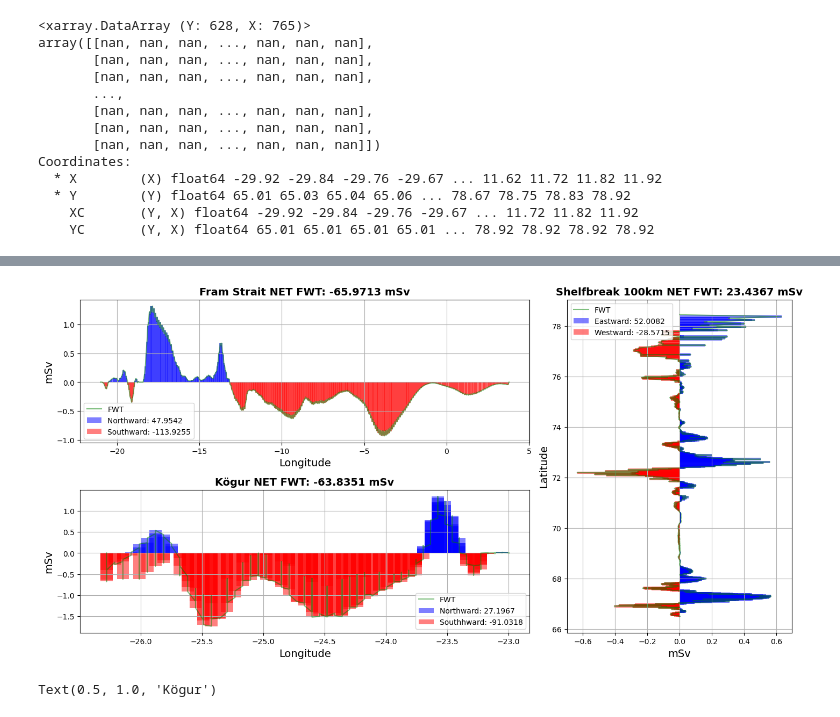
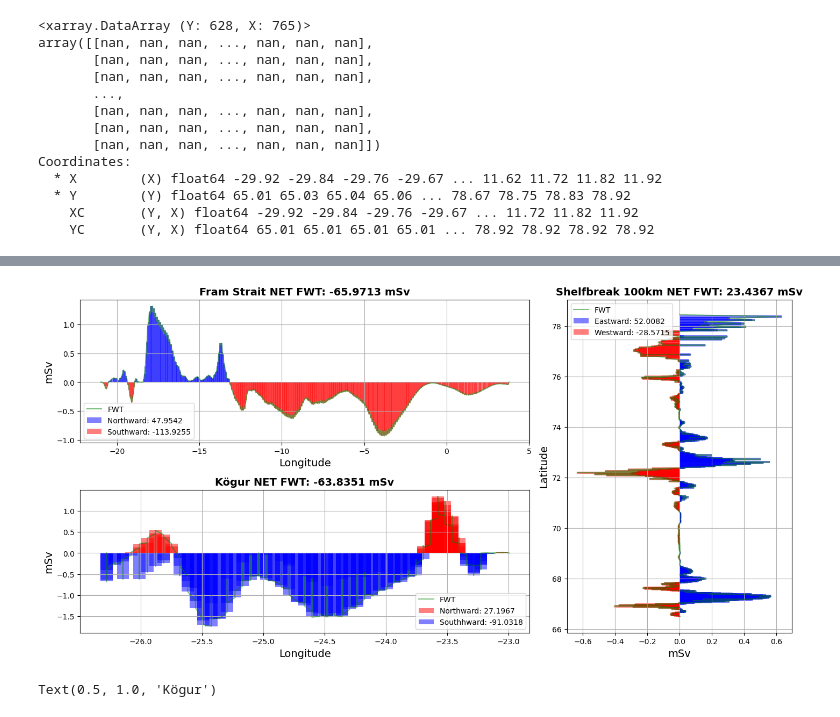
Before and after one commit to EirikKvamme/MScEirik, a Jupyter notebook: FreshWater/FW_budget_full.ipynb, the cells around one changed output, grey strips where cells are left out. Drawn from its saved outputs; the diff is of its cells as text; code cells hidden in the pictures.

```diff
--- a/FreshWater/FW_budget_full.ipynb
+++ b/FreshWater/FW_budget_full.ipynb
@@ -428,36 +430,36 @@ fig, axd = plt.subplot_mosaic([['ul','r'],
 axd['ul'].plot(north.XC,north.sum(dim='Z')*1000,color='g',alpha=0.5,label='FWT')
 axd['ul'].set_title(f'Fram Strait NET FWT: {np.round(north_h_n.sum().values+north_h_p.sum().values,4)} mSv',fontweight='bold',fontsize=14)
 axd['ul'].grid()
 axd['ul'].bar(north.XC, north_h_p, width=0.1, color='blue', alpha=0.5,label=f'Northward: {np.round(north_h_p.sum().values,4)}')
 axd['ul'].bar(north.XC, north_h_n, width=0.1, color='red', alpha=0.5,label=f'Southward: {np.round(north_h_n.sum().values,4)}')
 axd['ul'].set_xlabel('Longitude',fontsize=14)
 axd['ul'].set_ylabel('mSv',fontsize=14)
 axd['ul'].legend()
 
 axd['ll'].plot(kogur.XC,kogur.sum(dim='Z')*1000,color='g',alpha=0.5,label='FWT')
 axd['ll'].set_title(f'Kögur NET FWT: {np.round(kogur.sum(dim="Z").sum(dim="mooring").values*1000,4)} mSv',fontweight='bold',fontsize=14)
 axd['ll'].grid()
-axd['ll'].bar(kogur.XC, kogur_h_p, width=0.1, color='blue', alpha=0.5,label=f'Northward: {np.round(kogur_h_p.sum().values,4)}')
-axd['ll'].bar(kogur.XC, kogur_h_n, width=0.1, color='red', alpha=0.5,label=f'Southhward: {np.round(kogur_h_n.sum().values,4)}')
+axd['ll'].bar(kogur.XC, kogur_h_p, width=0.1, color='red', alpha=0.5,label=f'Northward: {np.round(kogur_h_p.sum().values,4)}')
+axd['ll'].bar(kogur.XC, kogur_h_n, width=0.1, color='blue', alpha=0.5,label=f'Southhward: {np.round(kogur_h_n.sum().values,4)}')
 axd['ll'].set_xlabel('Longitude',fontsize=14)
 axd['ll'].set_ylabel('mSv',fontsize=14)
 axd['ll'].legend()
 
 axd['r'].plot(shelfExtended.sum(dim='Z')*1000, shelfExtended.YC,color='g',alpha=0.5,label='FWT')
 axd['r'].set_title(f'Shelfbreak 100km NET FWT: {np.round(shelfExtended.sum(dim="Z").sum(dim="mooring").values*1000 + shelfExtendedKogur.sum(dim="Z").sum(dim="mooring").values*1000,4)} mSv',fontweight='bold',fontsize=14)
 axd['r'].barh(shelfExtended.YC, shelfExtended_h_p, height=0.1, color='blue', alpha=0.5, label=f'Eastward: {np.round(shelfExtended_h_p.sum().values+shelfExtendedKogur_h_p.sum().values,4)}')
 axd['r'].barh(shelfExtended.YC, shelfExtended_h_n, height=0.1, color='red', alpha=0.5, label=f'Westward: {np.round(shelfExtended_h_n.sum().values+shelfExtendedKogur_h_n.sum().values,4)}')
 
 axd['r'].plot(shelfExtendedKogur.sum(dim='Z')*1000, shelfExtendedKogur.YC,color='g',alpha=0.5)
 axd['r'].barh(shelfExtendedKogur.YC, shelfExtendedKogur_h_p, height=0.1, color='blue', alpha=0.5)
 axd['r'].barh(shelfExtendedKogur.YC, shelfExtendedKogur_h_n, height=0.1, color='red', alpha=0.5)
 axd['r'].set_ylabel('Latitude',fontsize=14)
 axd['r'].set_xlabel('mSv',fontsize=14)
 axd['r'].grid()
 axd['r'].legend()
 plt.savefig(r'C:\Users\eirik\Master\Figures\FW_Budget_boundary')
 # %% [output]
-[figure, old version]
+[figure, new version]
 # %%
 fig, (ax1,ax2) = plt.subplots(2,1,figsize=(14,8),layout='constrained')
 mesh = ax1.pcolormesh(north.mooring,north.Z,north,cmap='seismic',vmin=-0.0001,vmax=0.0001)
```
Also changed, not shown: parts of 10 cells of this notebook.
